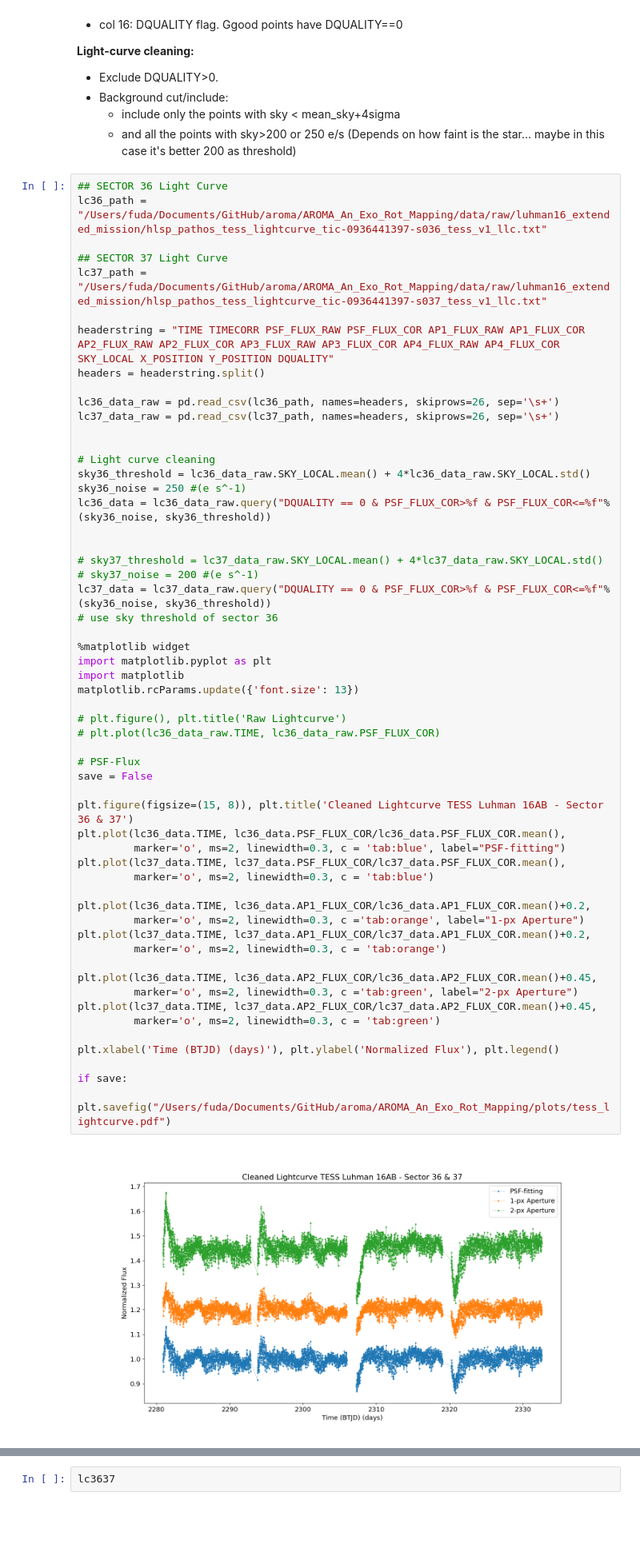
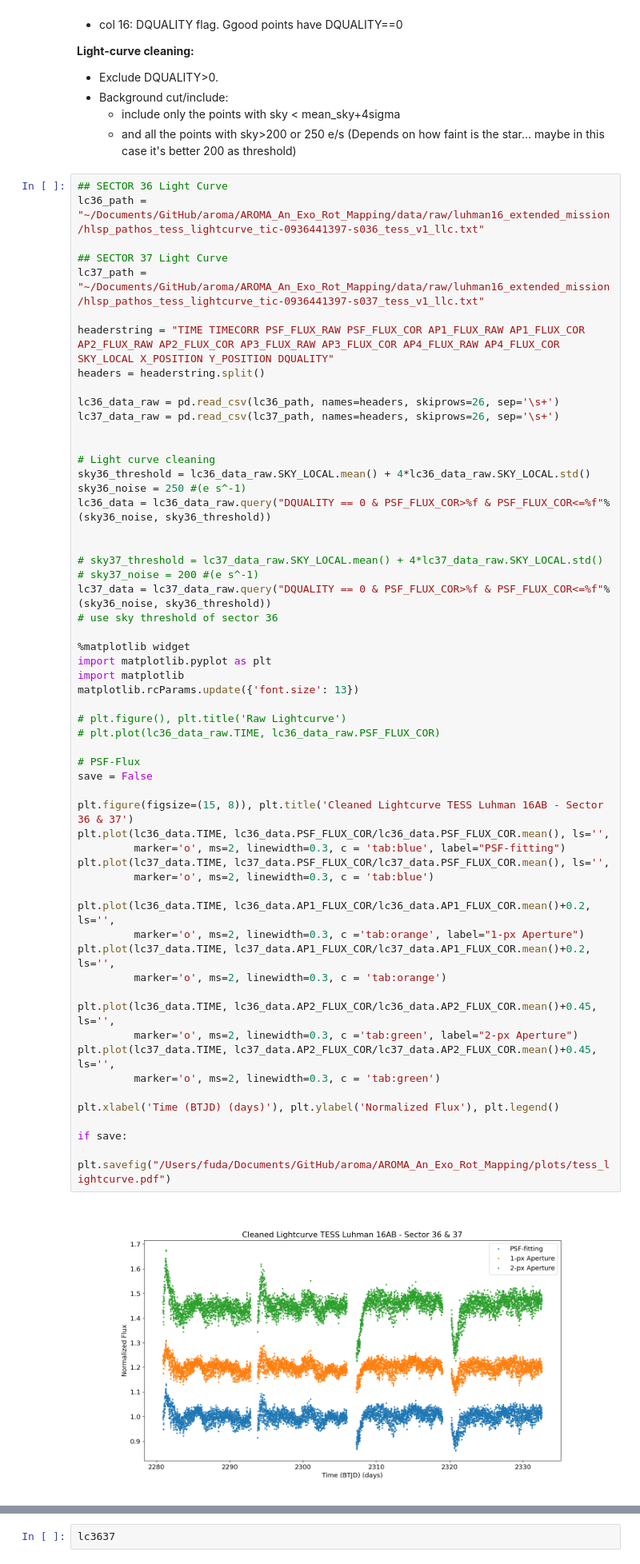
Before and after one commit to fudanguyen/aroma, a Jupyter notebook: AROMA_An_Exo_Rot_Mapping/notebooks/data_cleaning.ipynb, the cells around one changed output, grey strips where cells are left out. Shown: that part at 80% size. Cells and saved outputs as stored; diff of their text form; blank space fills up the shorter version.

```diff
--- a/AROMA_An_Exo_Rot_Mapping/notebooks/data_cleaning.ipynb
+++ b/AROMA_An_Exo_Rot_Mapping/notebooks/data_cleaning.ipynb
@@ -26,10 +26,10 @@ Author: Mimmo (Domenico Nardiello)
     - and all the points with sky>200 or 250 e/s (Depends on how faint is the star... maybe in this case it's better 200 as threshold)
 # %%
 ## SECTOR 36 Light Curve
-lc36_path = "/Users/fuda/Documents/GitHub/aroma/AROMA_An_Exo_Rot_Mapping/data/raw/luhman16_extended_mission/hlsp_pathos_tess_lightcurve_tic-0936441397-s036_tess_v1_llc.txt"
+lc36_path = "~/Documents/GitHub/aroma/AROMA_An_Exo_Rot_Mapping/data/raw/luhman16_extended_mission/hlsp_pathos_tess_lightcurve_tic-0936441397-s036_tess_v1_llc.txt"
 
 ## SECTOR 37 Light Curve
-lc37_path = "/Users/fuda/Documents/GitHub/aroma/AROMA_An_Exo_Rot_Mapping/data/raw/luhman16_extended_mission/hlsp_pathos_tess_lightcurve_tic-0936441397-s037_tess_v1_llc.txt"
+lc37_path = "~/Documents/GitHub/aroma/AROMA_An_Exo_Rot_Mapping/data/raw/luhman16_extended_mission/hlsp_pathos_tess_lightcurve_tic-0936441397-s037_tess_v1_llc.txt"
 
 headerstring = "TIME TIMECORR PSF_FLUX_RAW PSF_FLUX_COR AP1_FLUX_RAW AP1_FLUX_COR AP2_FLUX_RAW AP2_FLUX_COR AP3_FLUX_RAW AP3_FLUX_COR AP4_FLUX_RAW AP4_FLUX_COR SKY_LOCAL X_POSITION Y_POSITION DQUALITY"
 headers = headerstring.split()
@@ -48,40 +48,40 @@ lc36_data = lc36_data_raw.query("DQUALITY == 0 & PSF_FLUX_COR>%f & PSF_FLUX_COR<
 # sky37_noise = 200 #(e s^-1)
 lc37_data = lc37_data_raw.query("DQUALITY == 0 & PSF_FLUX_COR>%f & PSF_FLUX_COR<=%f"%(sky36_noise, sky36_threshold))
 # use sky threshold of sector 36
 
 %matplotlib widget
 import matplotlib.pyplot as plt
 import matplotlib
 matplotlib.rcParams.update({'font.size': 13})
 
 # plt.figure(), plt.title('Raw Lightcurve')
 # plt.plot(lc36_data_raw.TIME, lc36_data_raw.PSF_FLUX_COR)
 
 # PSF-Flux
 save = False
 
 plt.figure(figsize=(15, 8)), plt.title('Cleaned Lightcurve TESS Luhman 16AB - Sector 36 & 37')
-plt.plot(lc36_data.TIME, lc36_data.PSF_FLUX_COR/lc36_data.PSF_FLUX_COR.mean(),
+plt.plot(lc36_data.TIME, lc36_data.PSF_FLUX_COR/lc36_data.PSF_FLUX_COR.mean(), ls='',
          marker='o', ms=2, linewidth=0.3, c = 'tab:blue', label="PSF-fitting")
-plt.plot(lc37_data.TIME, lc37_data.PSF_FLUX_COR/lc37_data.PSF_FLUX_COR.mean(),
+plt.plot(lc37_data.TIME, lc37_data.PSF_FLUX_COR/lc37_data.PSF_FLUX_COR.mean(), ls='',
          marker='o', ms=2, linewidth=0.3, c = 'tab:blue')
 
-plt.plot(lc36_data.TIME, lc36_data.AP1_FLUX_COR/lc36_data.AP1_FLUX_COR.mean()+0.2,
+plt.plot(lc36_data.TIME, lc36_data.AP1_FLUX_COR/lc36_data.AP1_FLUX_COR.mean()+0.2, ls='',
          marker='o', ms=2, linewidth=0.3, c ='tab:orange', label="1-px Aperture")
-plt.plot(lc37_data.TIME, lc37_data.AP1_FLUX_COR/lc37_data.AP1_FLUX_COR.mean()+0.2,
+plt.plot(lc37_data.TIME, lc37_data.AP1_FLUX_COR/lc37_data.AP1_FLUX_COR.mean()+0.2, ls='',
          marker='o', ms=2, linewidth=0.3, c = 'tab:orange')
 
-plt.plot(lc36_data.TIME, lc36_data.AP2_FLUX_COR/lc36_data.AP2_FLUX_COR.mean()+0.45,
+plt.plot(lc36_data.TIME, lc36_data.AP2_FLUX_COR/lc36_data.AP2_FLUX_COR.mean()+0.45, ls='',
          marker='o', ms=2, linewidth=0.3, c ='tab:green', label="2-px Aperture")
-plt.plot(lc37_data.TIME, lc37_data.AP2_FLUX_COR/lc37_data.AP2_FLUX_COR.mean()+0.45,
+plt.plot(lc37_data.TIME, lc37_data.AP2_FLUX_COR/lc37_data.AP2_FLUX_COR.mean()+0.45, ls='',
          marker='o', ms=2, linewidth=0.3, c = 'tab:green')
 
 plt.xlabel('Time (BTJD) (days)'), plt.ylabel('Normalized Flux'), plt.legend()
 
 if save:
     plt.savefig("/Users/fuda/Documents/GitHub/aroma/AROMA_An_Exo_Rot_Mapping/plots/tess_lightcurve.pdf")
 # %% [output]
-[figure, old version]
+[figure, new version]
 # %%
 # Data write out
 import warnings
```
Also changed, not shown: 1 other file.
